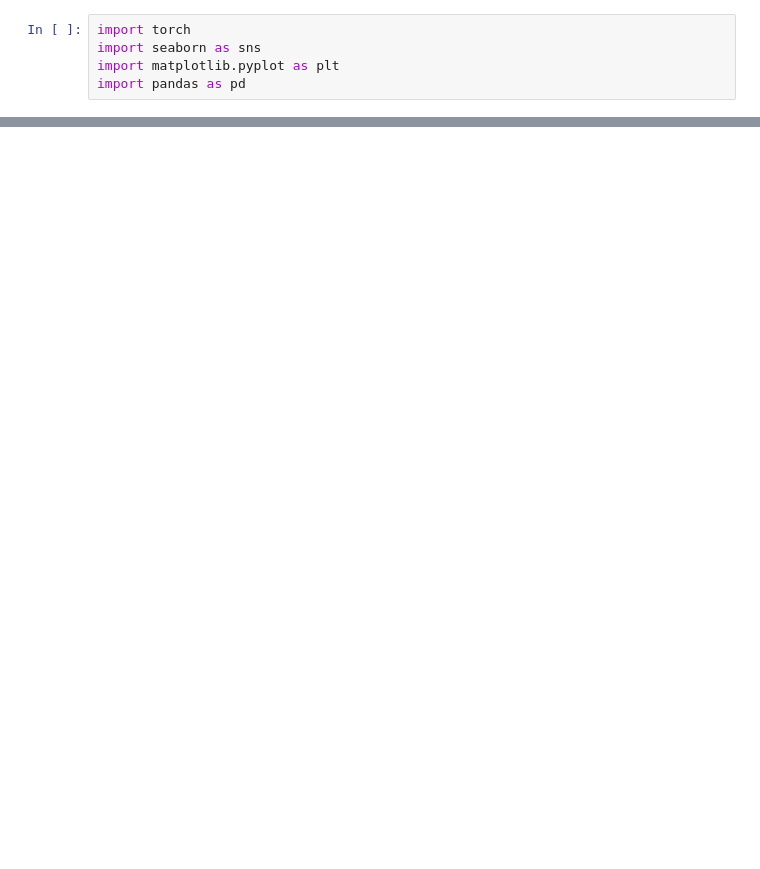
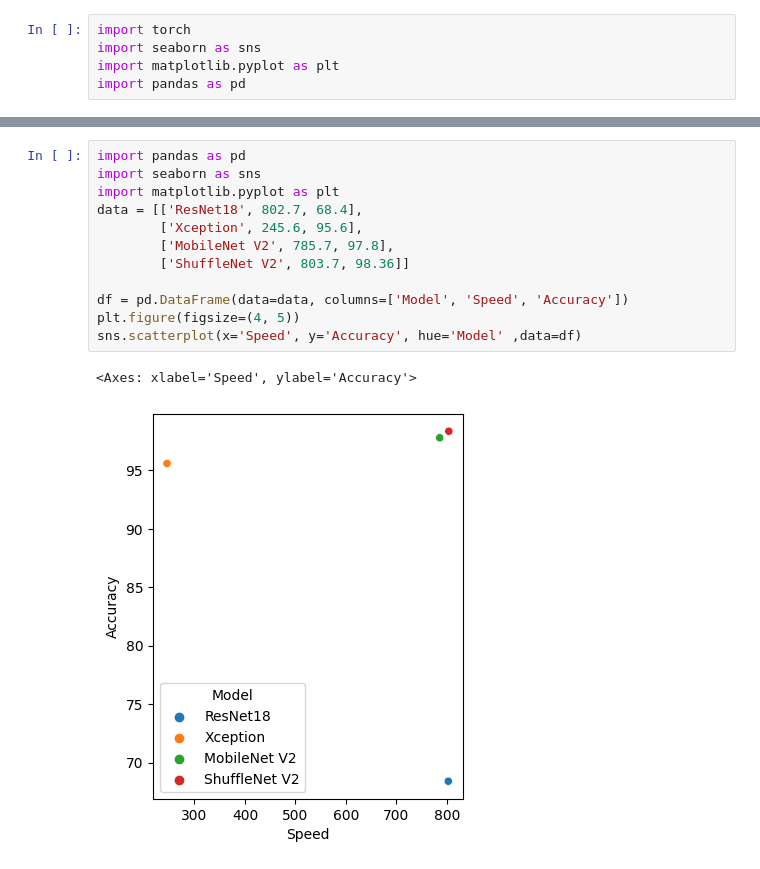
Before and after one commit to JenkinsGage/Learn-MachineLearning-PyTorch, a Jupyter notebook: DataVis/SnsPlots.IPYNB, the cells around one changed output, grey strips where cells are left out. Cells and saved outputs as stored; diff of their text form; blank space fills up the shorter version.

```diff
--- a/DataVis/SnsPlots.IPYNB
+++ b/DataVis/SnsPlots.IPYNB
@@ -124 +114,16 @@ sns.scatterplot(data=df, x='total_bill', y='tip', hue='smoker')
 [figure]
+# %%
+import pandas as pd
+import seaborn as sns
+import matplotlib.pyplot as plt
+data = [['ResNet18', 802.7, 68.4],
+        ['Xception', 245.6, 95.6],
+        ['MobileNet V2', 785.7, 97.8],
+        ['ShuffleNet V2', 803.7, 98.36]]
+
+df = pd.DataFrame(data=data, columns=['Model', 'Speed', 'Accuracy'])
+plt.figure(figsize=(4, 5))
+sns.scatterplot(x='Speed', y='Accuracy', hue='Model' ,data=df)
+# %% [output]
+<Axes: xlabel='Speed', ylabel='Accuracy'>
+[figure, added]
```
Also changed, not shown: parts of 5 cells of this notebook, 8 other files.
